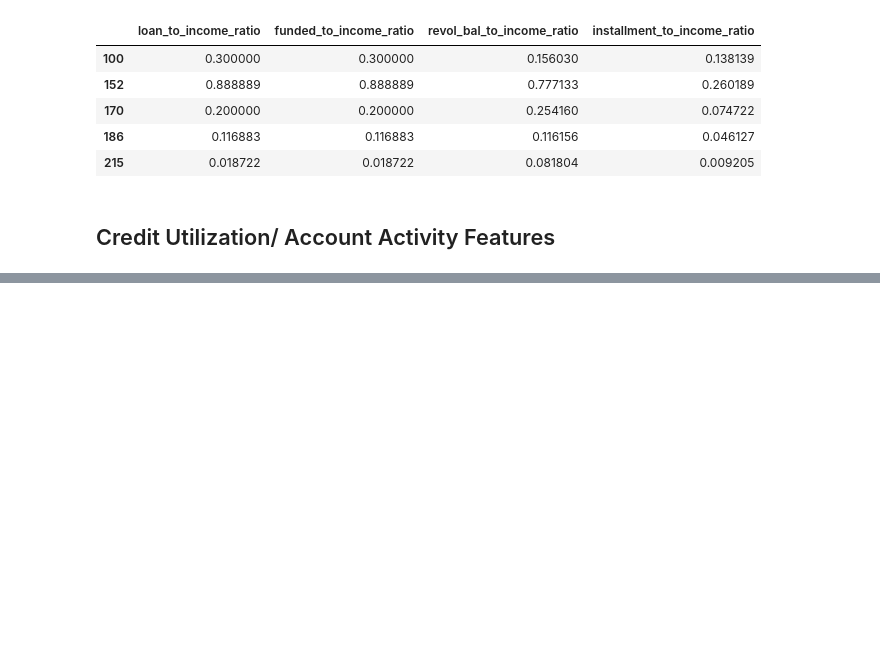
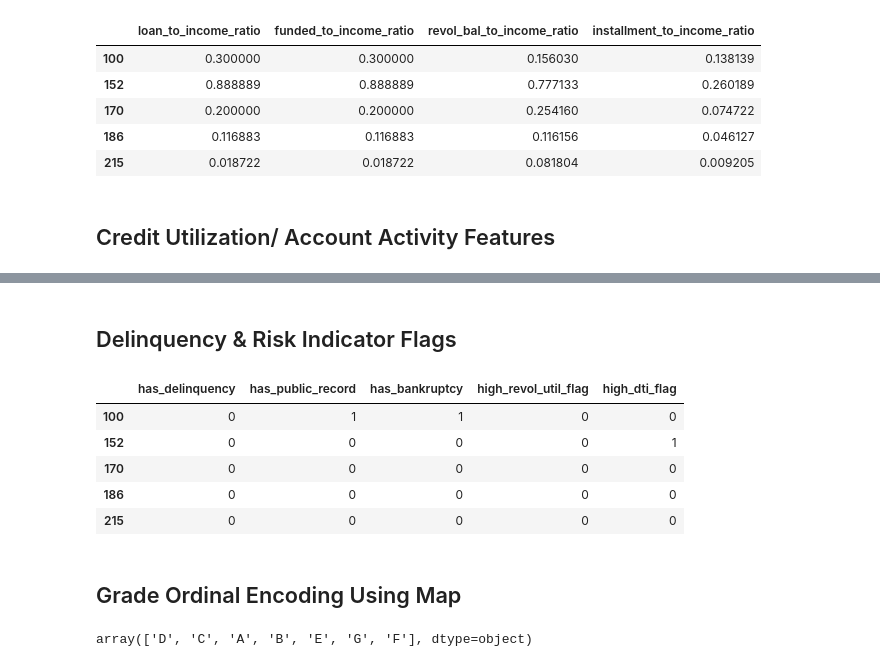
Before and after one commit to Shankari-Mohanakrishnan/lending-club-intelligent-borrower-profiling, a Jupyter notebook: notebooks/03_Feature_Engineering.ipynb, the cells around one changed output, grey strips where cells are left out. Cells and saved outputs as stored; diff of their text form; code cells hidden in the pictures; blank space fills up the shorter version.

```diff
--- a/notebooks/03_Feature_Engineering.ipynb
+++ b/notebooks/03_Feature_Engineering.ipynb
@@ -197,3 +197,10 @@ df[['loan_to_income_ratio', 'funded_to_income_ratio', 'revol_bal_to_income_ratio
 ## Credit Utilization/ Account Activity Features
 # %%
 df['open_acc_to_total_acc_ratio'] = df['open_acc']/df['total_acc_clean']
+
+df['dti_clean']=df['dti'].where(df['dti']>=0,np.nan)
+df['revol_util_clean']=df['revol_util'].where(df['revol_util']>=0,np.nan)
+
+df['debt_burden_score'] = df['dti_clean'] + df['revol_util_clean']
+
+df[['open_acc_to_total_acc_ratio','dti_clean','revol_util_clean','debt_burden_score']].head()
@@ -199,0 +214,24 @@ df['open_acc_to_total_acc_ratio'] = df['open_acc']/df['total_acc_clean']
+# %% [markdown]
+## Delinquency & Risk Indicator Flags
+# %%
+df['has_delinquency'] = np.where(df['delinq_2yrs']>0,1,0)
+df['has_public_record'] = np.where(df['pub_rec']>0,1,0)
+df['has_bankruptcy'] = np.where(df['pub_rec_bankruptcies']>0,1,0)
+
+df['high_revol_util_flag'] = np.where(df['revol_util_clean']>75,1,0)
+df['high_dti_flag'] = np.where(df['dti_clean']>35,1,0)
+
+df[['has_delinquency', 'has_public_record', 'has_bankruptcy', 'high_revol_util_flag', 'high_dti_flag']].head()
+# %% [output]
+|  | has_delinquency | has_public_record | has_bankruptcy | high_revol_util_flag | high_dti_flag |
+| 100 | 0 | 1 | 1 | 0 | 0 |
+| 152 | 0 | 0 | 0 | 0 | 1 |
+| 170 | 0 | 0 | 0 | 0 | 0 |
+| 186 | 0 | 0 | 0 | 0 | 0 |
+| 215 | 0 | 0 | 0 | 0 | 0 |
+# %% [markdown]
+## Grade Ordinal Encoding Using Map
+# %%
+df['grade'].unique()
+# %% [output]
+array(['D', 'C', 'A', 'B', 'E', 'G', 'F'], dtype=object)
```
Also changed, not shown: parts of 7 cells of this notebook.
